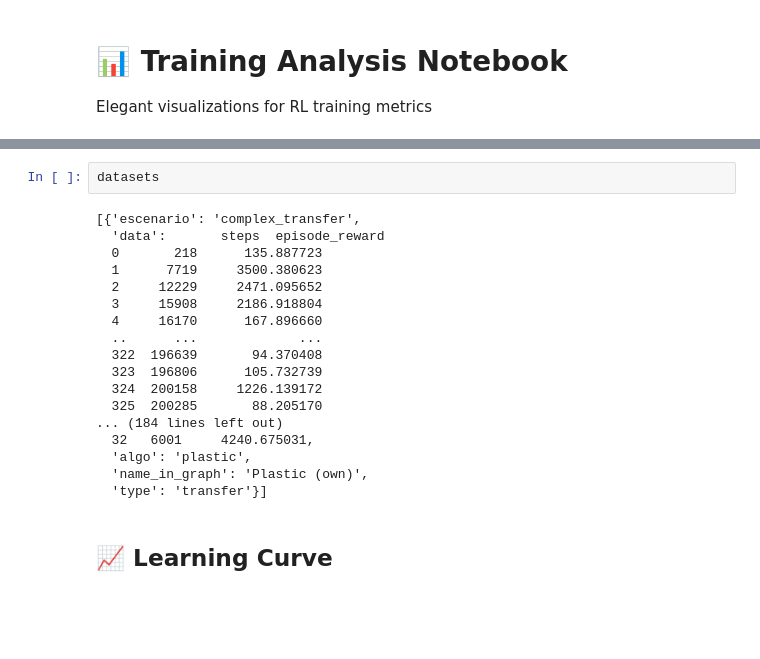
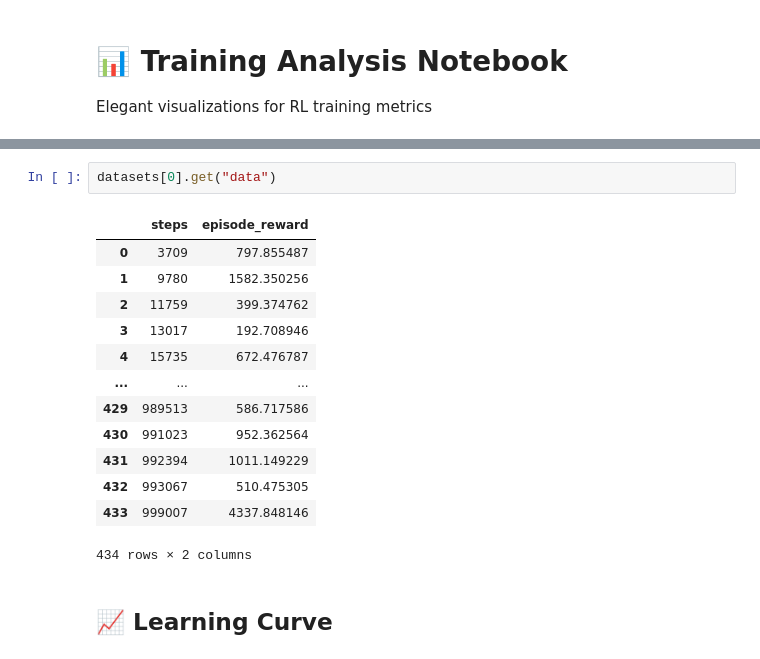
Before and after one commit to jehr-ud/env-drone-transfer-learning, a Jupyter notebook: analysis/training_analysis_notebook.ipynb, the cells around one changed output, grey strips where cells are left out. Cells and saved outputs as stored; diff of their text form; blank space fills up the shorter version.

Commit message:
✨ changes for plastic transfer

```diff
--- a/analysis/training_analysis_notebook.ipynb
+++ b/analysis/training_analysis_notebook.ipynb
@@ -101,23 +154,19 @@ for file in files:
-# %%
-datasets
-# %% [output]
-[{'escenario': 'complex_transfer',
-  'data':       steps  episode_reward
-  0       218      135.887723
-  1      7719     3500.380623
-  2     12229     2471.095652
-  3     15908     2186.918804
-  4     16170      167.896660
-  ..      ...             ...
-  322  196639       94.370408
-  323  196806      105.732739
-  324  200158     1226.139172
-  325  200285       88.205170
-... (184 lines left out)
-  32   6001     4240.675031,
-  'algo': 'plastic',
-  'name_in_graph': 'Plastic (own)',
-  'type': 'transfer'}]
+# %%
+datasets[0].get("data")
+# %% [output]
+|  | steps | episode_reward |
+| 0 | 3709 | 797.855487 |
+| 1 | 9780 | 1582.350256 |
+| 2 | 11759 | 399.374762 |
+| 3 | 13017 | 192.708946 |
+| 4 | 15735 | 672.476787 |
+| ... | ... | ... |
+| 429 | 989513 | 586.717586 |
+| 430 | 991023 | 952.362564 |
+| 431 | 992394 | 1011.149229 |
+| 432 | 993067 | 510.475305 |
+| 433 | 999007 | 4337.848146 |
+434 rows × 2 columns
 # %% [markdown]
 ## 📈 Learning Curve
 # %%
```
Also changed, not shown: parts of 20 cells of this notebook, 10 other files.
